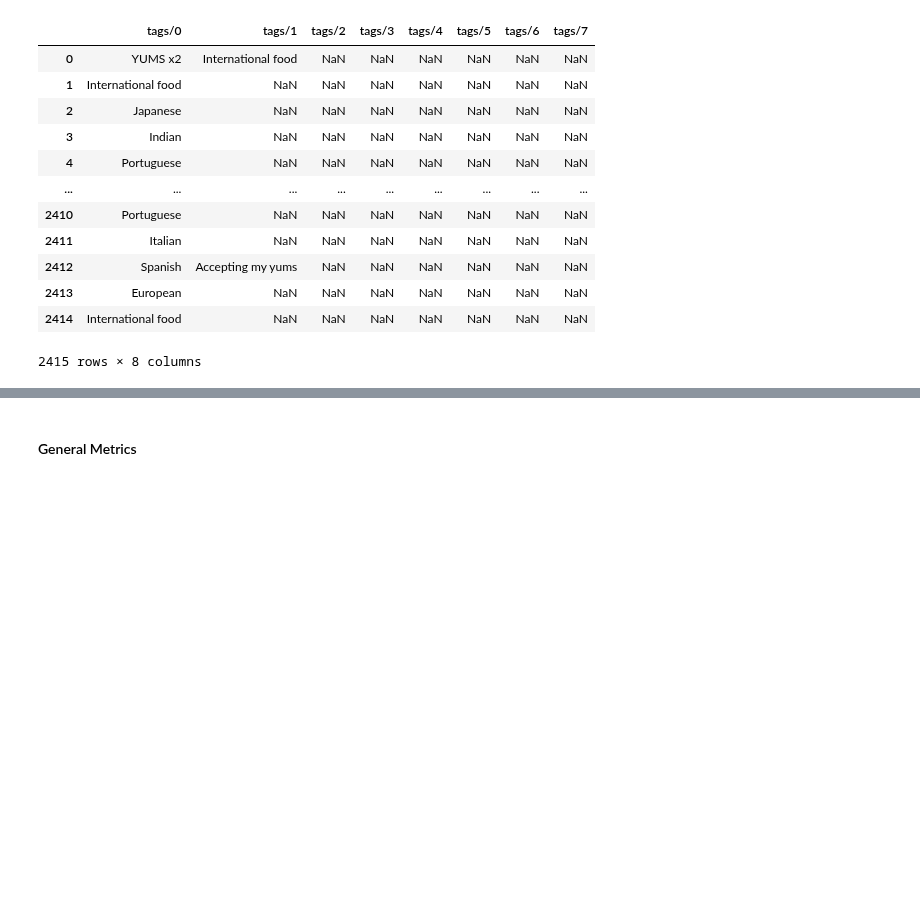
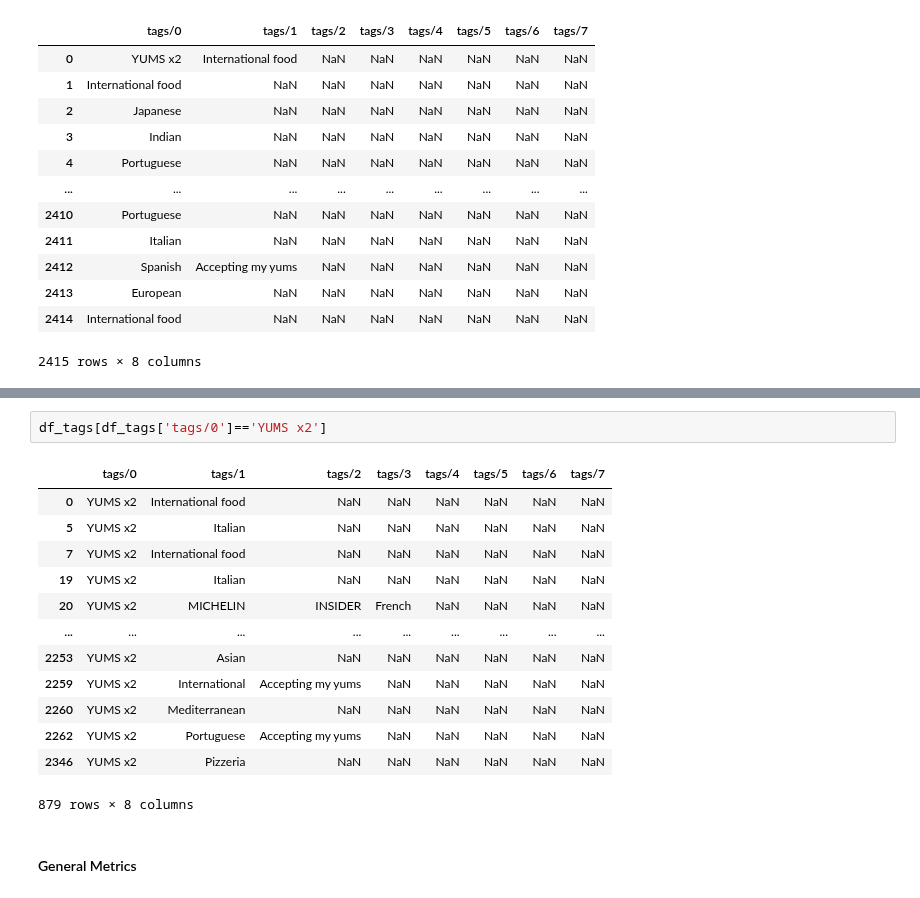
Before and after one commit to shaulleo/FlavourFlix, a Jupyter notebook: EDA1.ipynb, the cells around one changed output, grey strips where cells are left out. Drawn from its saved outputs; the diff is of its cells as text; blank space fills up the shorter version.

```diff
--- a/EDA1.ipynb
+++ b/EDA1.ipynb
@@ -303,3 +415,19 @@ df_tags
+# %%
+df_tags[df_tags['tags/0']=='YUMS x2']
+# %% [output]
+|  | tags/0 | tags/1 | tags/2 | tags/3 | tags/4 | tags/5 | tags/6 | tags/7 |
+| 0 | YUMS x2 | International food | NaN | NaN | NaN | NaN | NaN | NaN |
+| 5 | YUMS x2 | Italian | NaN | NaN | NaN | NaN | NaN | NaN |
+| 7 | YUMS x2 | International food | NaN | NaN | NaN | NaN | NaN | NaN |
+| 19 | YUMS x2 | Italian | NaN | NaN | NaN | NaN | NaN | NaN |
+| 20 | YUMS x2 | MICHELIN | INSIDER | French | NaN | NaN | NaN | NaN |
+| ... | ... | ... | ... | ... | ... | ... | ... | ... |
+| 2253 | YUMS x2 | Asian | NaN | NaN | NaN | NaN | NaN | NaN |
+| 2259 | YUMS x2 | International | Accepting my yums | NaN | NaN | NaN | NaN | NaN |
+| 2260 | YUMS x2 | Mediterranean | NaN | NaN | NaN | NaN | NaN | NaN |
+| 2262 | YUMS x2 | Portuguese | Accepting my yums | NaN | NaN | NaN | NaN | NaN |
+| 2346 | YUMS x2 | Pizzeria | NaN | NaN | NaN | NaN | NaN | NaN |
+879 rows × 8 columns
 # %% [markdown]
 #### General Metrics
 # %%
```
Also changed, not shown: parts of 26 cells of this notebook, 4 other files.
